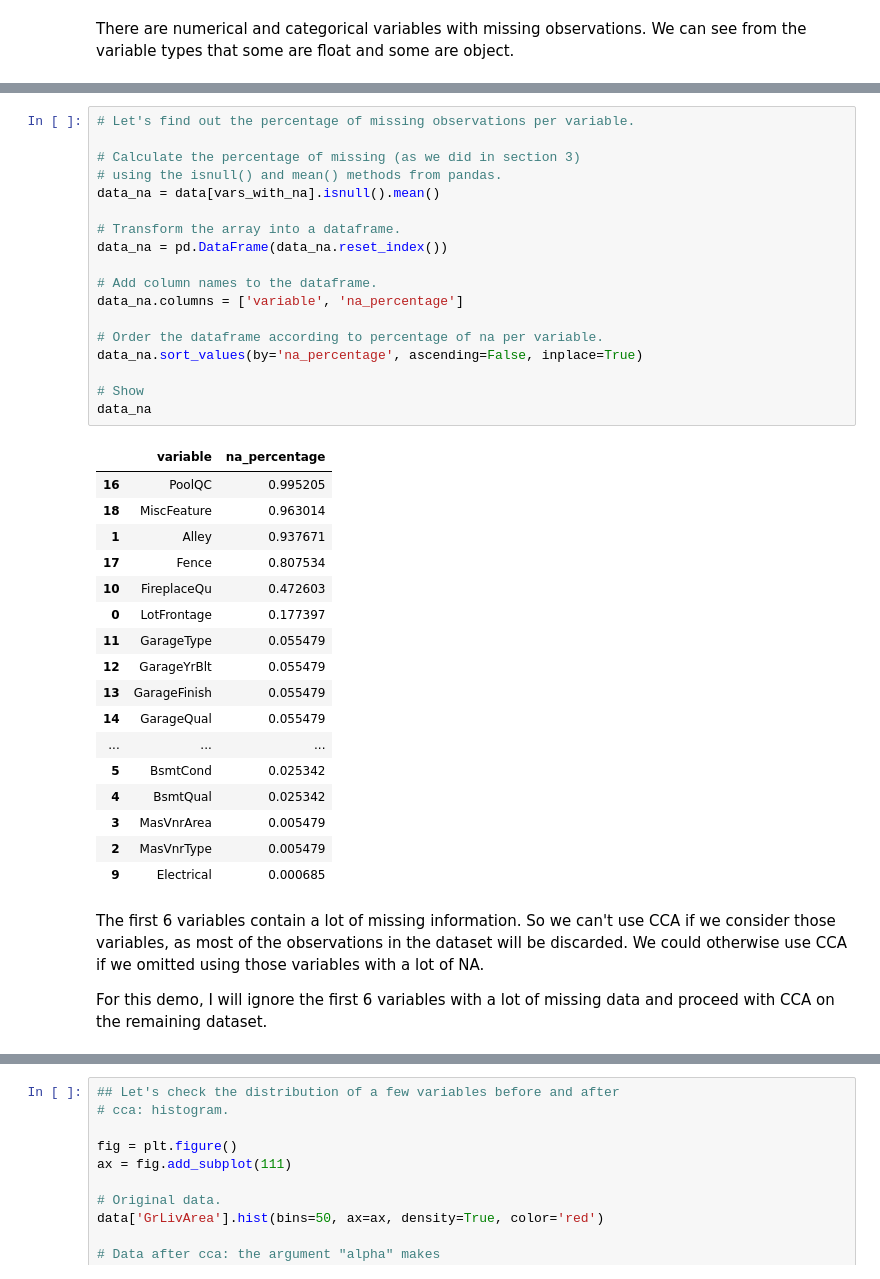
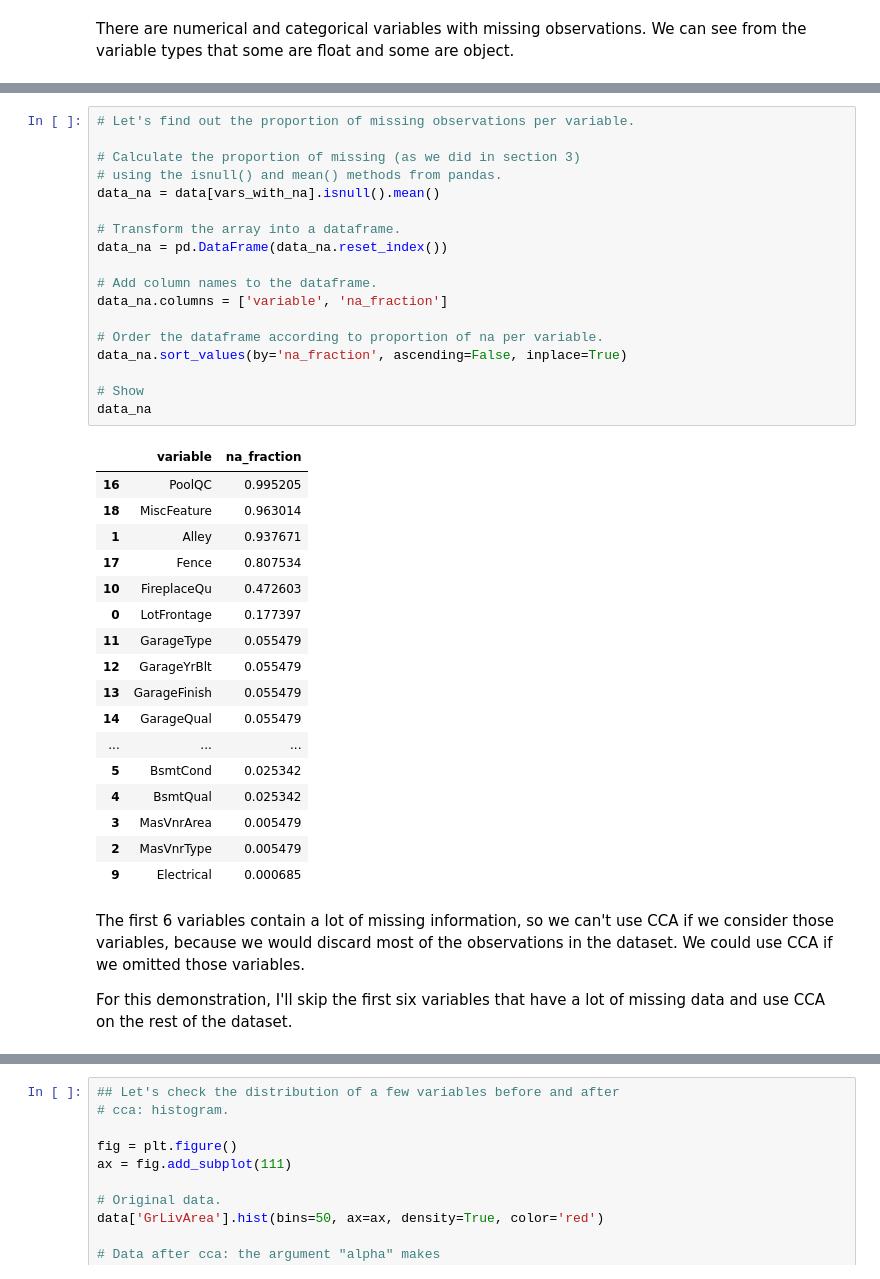
Before and after one commit to solegalli/feature-engineering-for-machine-learning, a Jupyter notebook: Section-04-Missing-Data-Imputation/04.01-Complete-Case-Analysis.ipynb, the cells around one changed output, grey strips where cells are left out. Saved outputs shown, nothing was run; the diff lists cells and outputs as text.

```diff
--- a/Section-04-Missing-Data-Imputation/04.01-Complete-Case-Analysis.ipynb
+++ b/Section-04-Missing-Data-Imputation/04.01-Complete-Case-Analysis.ipynb
@@ -147,25 +142,25 @@ data[vars_with_na].head(10)
 | 8 | 51.0 | NaN | None | 0.0 | TA | TA | No | Unf | ... |
 | 9 | 50.0 | NaN | None | 0.0 | TA | TA | No | GLQ | ... |
 # %%
-# Let's find out the percentage of missing observations per variable.
+# Let's find out the proportion of missing observations per variable.
 
-# Calculate the percentage of missing (as we did in section 3)
+# Calculate the proportion of missing (as we did in section 3)
 # using the isnull() and mean() methods from pandas.
 data_na = data[vars_with_na].isnull().mean()
 
 # Transform the array into a dataframe.
 data_na = pd.DataFrame(data_na.reset_index())
 
 # Add column names to the dataframe.
-data_na.columns = ['variable', 'na_percentage']
+data_na.columns = ['variable', 'na_fraction']
 
-# Order the dataframe according to percentage of na per variable.
-data_na.sort_values(by='na_percentage', ascending=False, inplace=True)
+# Order the dataframe according to proportion of na per variable.
+data_na.sort_values(by='na_fraction', ascending=False, inplace=True)
 
 # Show
 data_na
 # %% [output]
-|  | variable | na_percentage |
+|  | variable | na_fraction |
 | 16 | PoolQC | 0.995205 |
 | 18 | MiscFeature | 0.963014 |
 | 1 | Alley | 0.937671 |
@@ -183,7 +178,7 @@ data_na
 | 2 | MasVnrType | 0.005479 |
 | 9 | Electrical | 0.000685 |
 # %% [markdown]
-The first 6 variables contain a lot of missing information. So we can't use CCA if we consider those variables, as most of the observations in the dataset will be discarded. We could otherwise use CCA if we omitted using those variables with a lot of NA.
+The first 6 variables contain a lot of missing information, so we can't use CCA if we consider those variables, because we would discard most of the observations in the dataset. We could use CCA if we omitted those variables.
 
-For this demo, I will ignore the first 6 variables with a lot of missing data and proceed with CCA on the remaining dataset.
+For this demonstration, I'll skip the first six variables that have a lot of missing data and use CCA on the rest of the dataset.
 # %%
```
Also changed, not shown: parts of 7 cells of this notebook, 11 other files.
